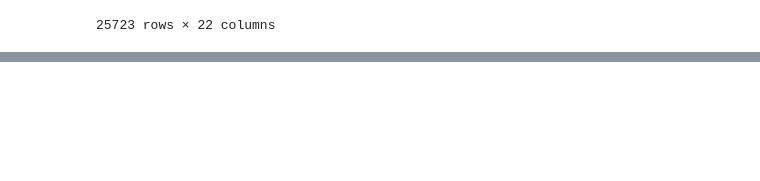
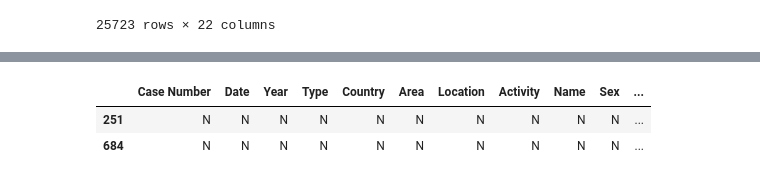
Before and after one commit to TassoCortez/Shark-Attack-Tasso, a Jupyter notebook: Trabalho - shark attack.ipynb, the cells around one changed output, grey strips where cells are left out. Cells and saved outputs as stored; diff of their text form; code cells hidden in the pictures; blank space fills up the shorter version.

```diff
--- a/Trabalho - shark attack.ipynb
+++ b/Trabalho - shark attack.ipynb
@@ -118,0 +116,2 @@ attacks_clear
+# %%
+attacks_clear.loc[ : ,'Fatal (Y/N)'] = attacks_clear.loc[ : ,'Fatal (Y/N)'].str.strip() # cleaning all rows
@@ -118,0 +139,2 @@ attacks_clear
+# %%
+attacks_clear.loc[attacks_clear['Fatal (Y/N)'] == 'M'] = 'N'    # changing M value for N
@@ -118,0 +162,2 @@ attacks_clear
+# %%
+attacks_clear.loc[attacks_clear['Fatal (Y/N)'] == '2017'] = 'N' # changing 2017 value for N
@@ -118,0 +180,2 @@ attacks_clear
+# %%
+attacks_clear.reset_index(drop=True, inplace = True) # reseting index
@@ -118,0 +204,8 @@ attacks_clear
+# %%
+year_N = attacks_clear.loc[attacks_clear['Year'] == 'N'] #checking row with 2017 value information.
+
+year_N
+# %% [output]
+|  | Case Number | Date | Year | Type | Country | Area | Location | Activity | Name | Sex | ... |
+| 251 | N | N | N | N | N | N | N | N | N | N | ... |
+| 684 | N | N | N | N | N | N | N | N | N | N | ... |
```
Also changed, not shown: parts of 28 cells of this notebook.
